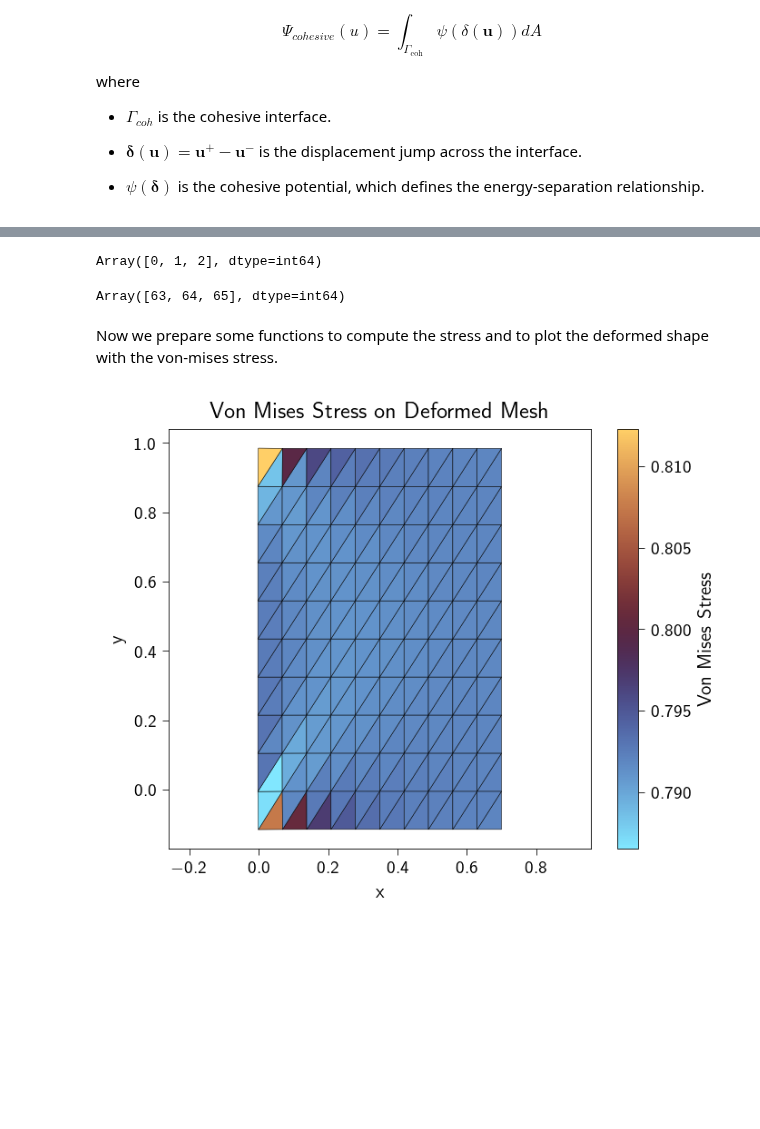
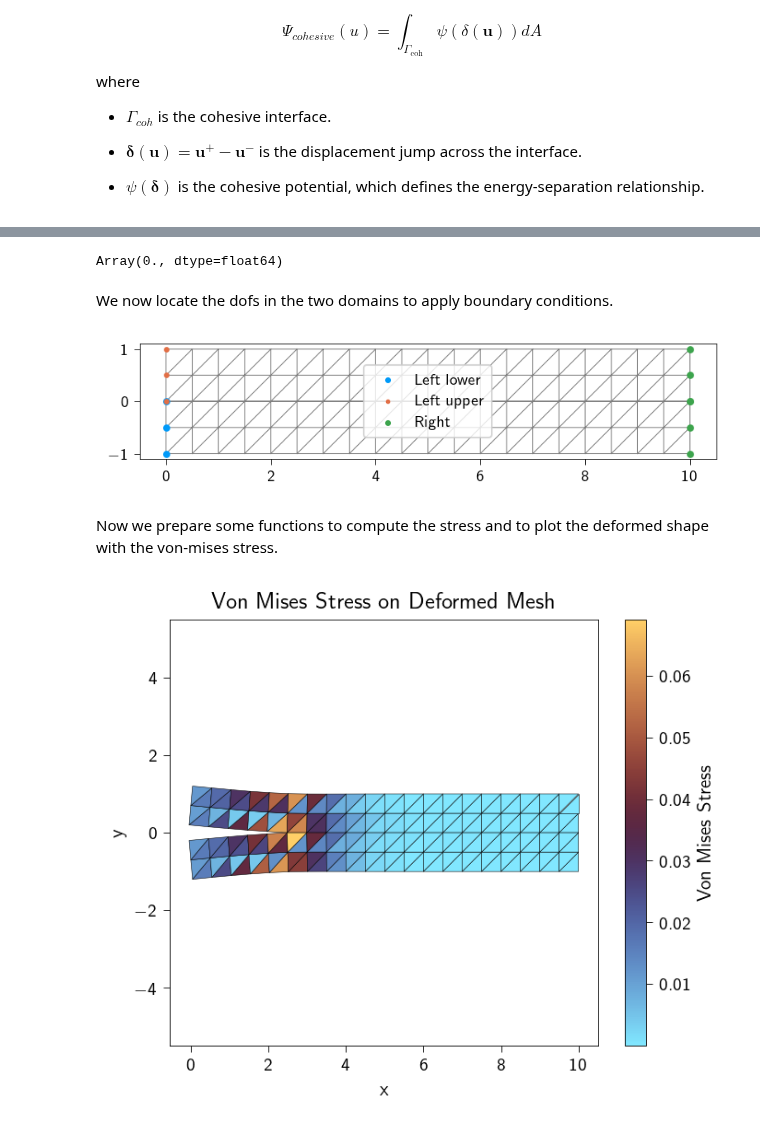
Before and after one commit to smec-ethz/tatva, a Jupyter notebook: examples/notebooks/cohesive_fracture.ipynb, the cells around one changed output, grey strips where cells are left out. Cells and saved outputs as stored; diff of their text form; code cells hidden in the pictures; blank space fills up the shorter version.

Commit message:
added example for cohesive fracture

```diff
--- a/examples/notebooks/cohesive_fracture.ipynb
+++ b/examples/notebooks/cohesive_fracture.ipynb
@@ -227,0 +297,5 @@ where
+# %%
+line2 = get_element("line2")
+interface_op = CohesiveOperator(
+    element=line2, interface_props={"Gamma": 1e-3, "sigma_c": 1e-2, "penalty": 10000.0}
+)
@@ -288,3 +348,19 @@ def total_energy(
+# %%
+total_energy = eqx.filter_jit(eqx.Partial(
+    _total_energy,
+    coords = coords,
+    elements = elements,
+    elasticity_operator=elasticity_op,
+    cohesive_operator=interface_op,
+    upper_elements=upper_elements_1d,
+    lower_elements=lower_elements_1d,
+))
+# %%
+total_energy(jnp.ones(n_dofs))
+# %% [output]
+Array(0., dtype=float64)
+# %% [markdown]
+We now locate the dofs in the two domains to apply boundary conditions.
 # %%
 
 # --- Apply Dirichlet BCs ---
@@ -295,40 +371,56 @@ right_nodes = jnp.where(jnp.isclose(coords[:, 0], Lx))[0]
 fixed_dofs = jnp.concatenate(
     [
         2 * right_nodes,
-        2 * left_upper_nodes,
-        2 * left_lower_nodes,
+        2 * right_nodes + 1,
+        2 * left_upper_nodes + 1,
+        2 * left_lower_nodes + 1,
+
     ]
 )
 
 prescribed_values = jnp.zeros(n_dofs).at[2 * right_nodes].set(0.0)
-prescribed_values = prescribed_values.at[2 * left_upper_nodes].set(0.2)
-prescribed_values = prescribed_values.at[2 * left_lower_nodes].set(-0.2)
+prescribed_values = prescribed_values.at[2 * right_nodes + 1].set(0.0)
+prescribed_values = prescribed_values.at[2 * left_upper_nodes + 1].set(0.2)
+prescribed_values = prescribed_values.at[2 * left_lower_nodes + 1].set(-0.2)
 
 free_dofs = jnp.setdiff1d(jnp.arange(n_dofs), fixed_dofs)
+
+
+# --- Plot the mesh ---
+# We plot the mesh the nodes that are fixed on the left and right edges.
+
+plt.style.use(STYLE_PATH)
+plt.figure(figsize=(6, 3))
+ax = plt.axes()
+ax.triplot(coords[:, 0], coords[:, 1], elements, color="grey", lw=0.5)
+
+ax.scatter(coords[left_lower_nodes, 0], coords[left_lower_nodes, 1],  s=10, label="Left lower")
+ax.scatter(coords[left_upper_nodes, 0], coords[left_upper_nodes, 1],  s=5, label="Left upper")
+ax.scatter(coords[right_nodes, 0], coords[right_nodes, 1], s=10, label="Right")
+ax.legend()
+ax.set_aspect("equal")
+ax.legend(loc="center")
+plt.show()
+# %% [output]
+[figure, added]
-# %%
-left_upper_nodes
-# %% [output]
-Array([0, 1, 2], dtype=int64)
-# %%
-left_lower_nodes
-# %% [output]
-Array([63, 64, 65], dtype=int64)
 # %%
 # define the displacement field
 u = jnp.zeros(n_dofs)
 
 # creating functions to compute the gradient and
 # Hessian of the total energy using jax
-grad_E = jax.grad(total_energy)
-hess_E = jax.jacfwd(jax.grad(total_energy))
+gradient = jax.grad(total_energy)
+hessian = jax.jacfwd(gradient)
 
 # compute the hessian which is the stiffness matrix
 # and the gradient which is the internal force vector
-K = hess_E(u, coords, elements, fem, contact_nodes)
-f_int = grad_E(u, coords, elements, fem, contact_nodes)
+K = hessian(u)
+f_int = gradient(u)
 
 
 # --- Solve for the displacement ---
+# Ideally we would use a Newton solver to solve for the displacement.
+# TODO: Implement a Newton solver.
 f_ext = -f_int - K @ prescribed_values
 f_reduced = f_ext[free_dofs]
 K_reduced = K[jnp.ix_(free_dofs, free_dofs)]
@@ -339 +437,6 @@ Now we prepare some functions to compute the stress and to plot the deformed sha
+# %%
+grad_us = elasticity_op.gradient(u_full.reshape(-1, n_dofs_per_node)[elements], coords[elements])
+strains = compute_strain(grad_us)
+stresses = compute_stress(strains, elasticity_op.mu, elasticity_op.lmbda)
+stress_vm = von_mises_stress(stresses)
 # %%
@@ -387,10 +467,9 @@ def plot_displacement_and_stress(coords, u, elements, stress, scale=1.0):
 # %%
 # --- Compute the stress ---
 u = u_full.reshape(-1, n_dofs_per_node)
 
-stress_vm = compute_element_stress(coords, u, elements, fem)
 
 # --- Plot the displacement and stress ---
-plot_displacement_and_stress(coords, u, elements, stress_vm)
+plot_displacement_and_stress(coords, u, elements, stress_vm.flatten())
 # %% [output]
-[figure, old version]
+[figure, new version]
```
Also changed, not shown: parts of 14 cells of this notebook, 1 other file.
